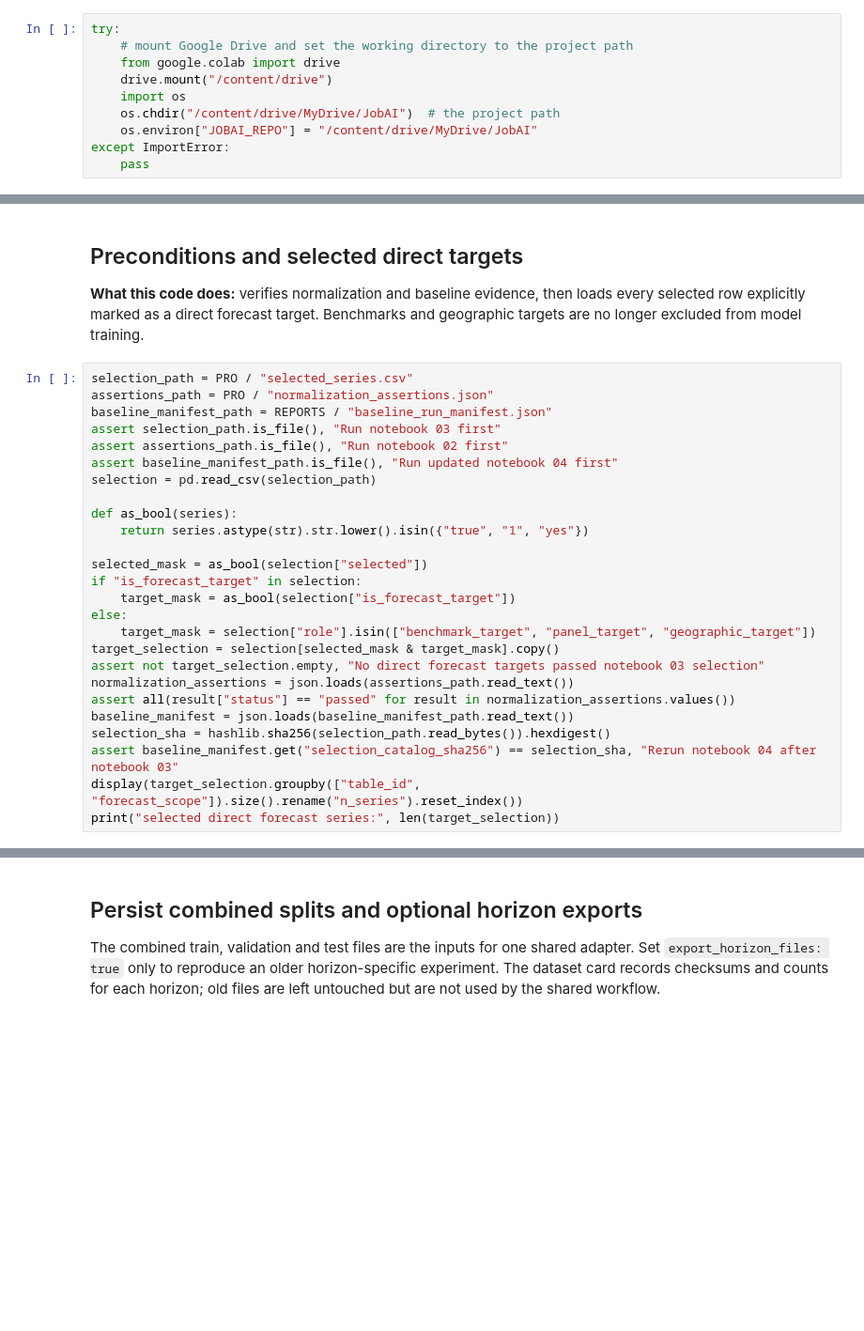
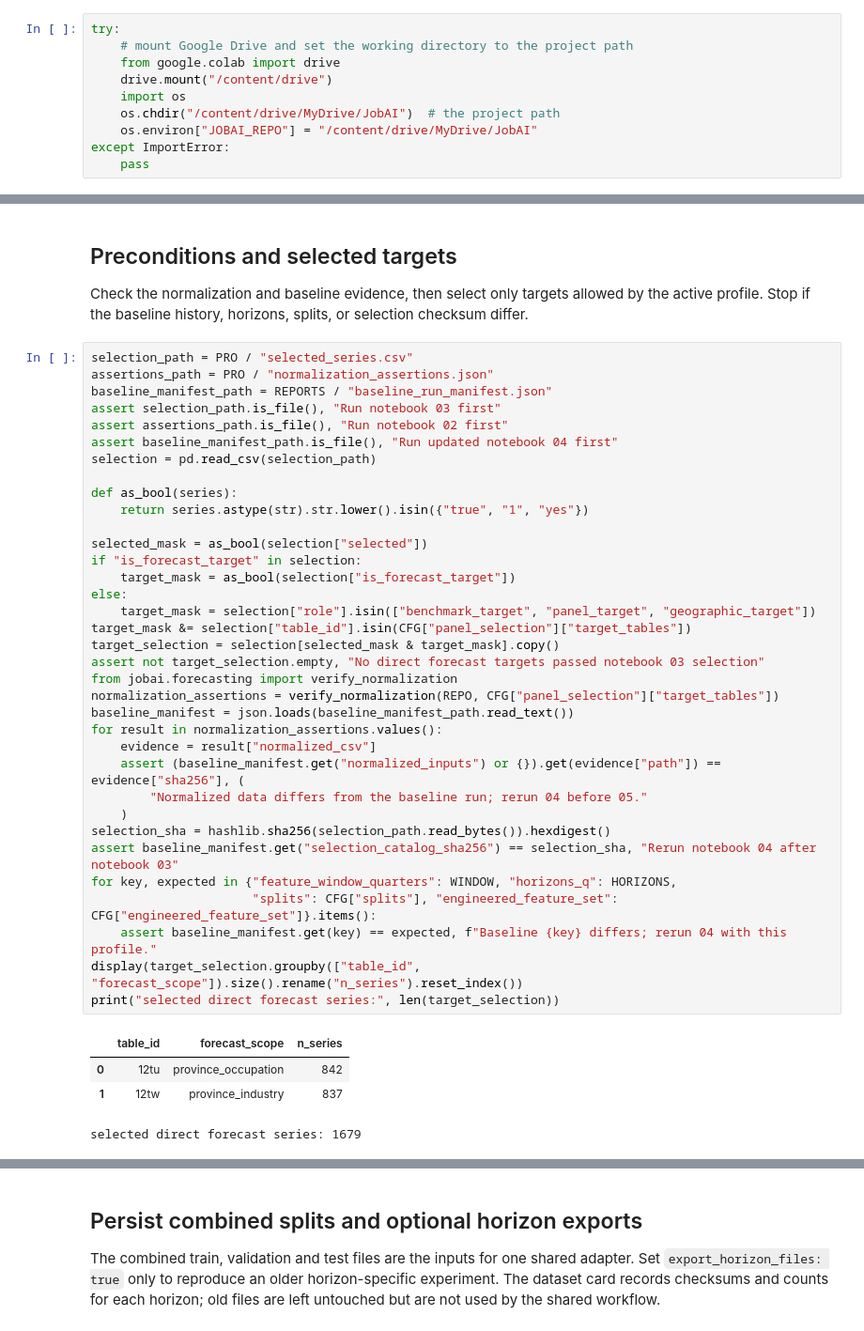
Before and after one commit to Lion504/JobAI, a Jupyter notebook: notebooks/05_prepare_panel_dataset.ipynb, the cells around one changed output, grey strips where cells are left out. Shown at 94% size. Saved outputs shown, nothing was run; the diff lists cells and outputs as text; blank space fills up the shorter version.

```diff
--- a/notebooks/05_prepare_panel_dataset.ipynb
+++ b/notebooks/05_prepare_panel_dataset.ipynb
@@ -49,31 +59,45 @@ print("horizons:", HORIZONS, "window:", WINDOW)
 # %% [markdown]
-## Preconditions and selected direct targets
+## Preconditions and selected targets
 
-**What this code does:** verifies normalization and baseline evidence, then loads every selected row explicitly marked as a direct forecast target. Benchmarks and geographic targets are no longer excluded from model training.
+Check the normalization and baseline evidence, then select only targets allowed by the active profile. Stop if the baseline history, horizons, splits, or selection checksum differ.
 # %%
 selection_path = PRO / "selected_series.csv"
 assertions_path = PRO / "normalization_assertions.json"
 baseline_manifest_path = REPORTS / "baseline_run_manifest.json"
 assert selection_path.is_file(), "Run notebook 03 first"
 assert assertions_path.is_file(), "Run notebook 02 first"
 assert baseline_manifest_path.is_file(), "Run updated notebook 04 first"
 selection = pd.read_csv(selection_path)
 
 def as_bool(series):
     return series.astype(str).str.lower().isin({"true", "1", "yes"})
 
 selected_mask = as_bool(selection["selected"])
 if "is_forecast_target" in selection:
     target_mask = as_bool(selection["is_forecast_target"])
 else:
     target_mask = selection["role"].isin(["benchmark_target", "panel_target", "geographic_target"])
+target_mask &= selection["table_id"].isin(CFG["panel_selection"]["target_tables"])
 target_selection = selection[selected_mask & target_mask].copy()
 assert not target_selection.empty, "No direct forecast targets passed notebook 03 selection"
-normalization_assertions = json.loads(assertions_path.read_text())
-assert all(result["status"] == "passed" for result in normalization_assertions.values())
+from jobai.forecasting import verify_normalization
+normalization_assertions = verify_normalization(REPO, CFG["panel_selection"]["target_tables"])
 baseline_manifest = json.loads(baseline_manifest_path.read_text())
+for result in normalization_assertions.values():
+    evidence = result["normalized_csv"]
+    assert (baseline_manifest.get("normalized_inputs") or {}).get(evidence["path"]) == evidence["sha256"], (
+        "Normalized data differs from the baseline run; rerun 04 before 05."
+    )
 selection_sha = hashlib.sha256(selection_path.read_bytes()).hexdigest()
 assert baseline_manifest.get("selection_catalog_sha256") == selection_sha, "Rerun notebook 04 after notebook 03"
+for key, expected in {"feature_window_quarters": WINDOW, "horizons_q": HORIZONS,
+                      "splits": CFG["splits"], "engineered_feature_set": CFG["engineered_feature_set"]}.items():
+    assert baseline_manifest.get(key) == expected, f"Baseline {key} differs; rerun 04 with this profile."
 display(target_selection.groupby(["table_id", "forecast_scope"]).size().rename("n_series").reset_index())
 print("selected direct forecast series:", len(target_selection))
+# %% [output]
+|  | table_id | forecast_scope | n_series |
+| 0 | 12tu | province_occupation | 842 |
+| 1 | 12tw | province_industry | 837 |
+selected direct forecast series: 1679
 # %% [markdown]
```
Also changed, not shown: parts of 7 cells of this notebook, 20 other files.
